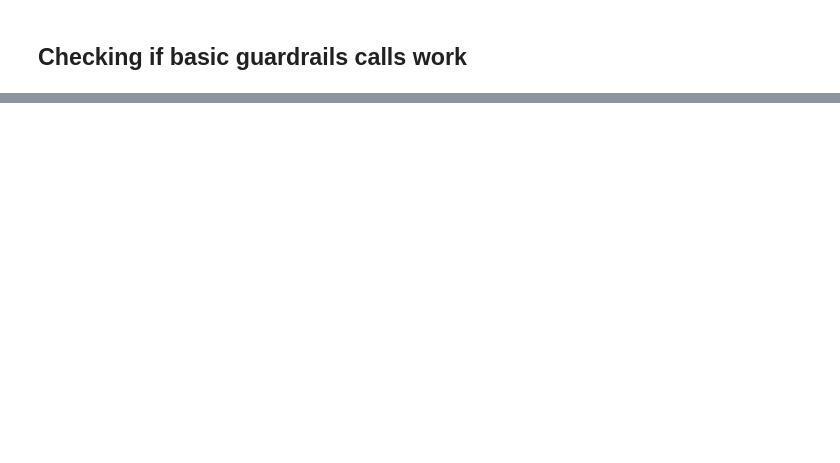
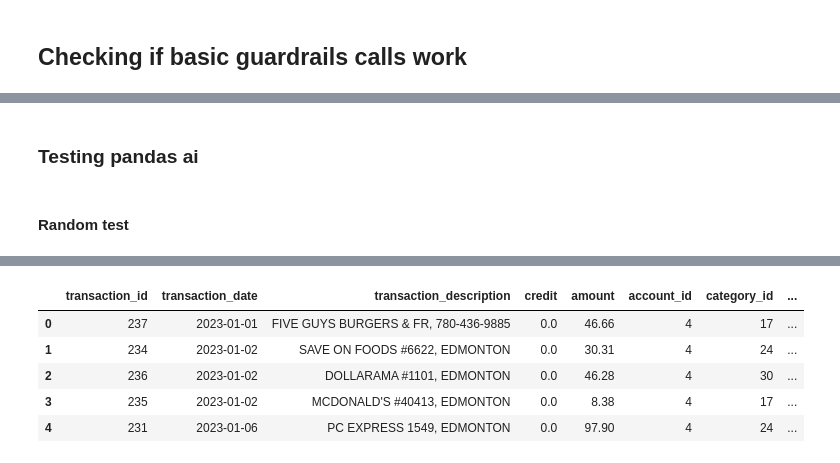
Before and after one commit to fmeiraf/LLM-budget-assistant, a Jupyter notebook: app/notebooks/guardrails_tests.ipynb, the cells around one changed output, grey strips where cells are left out. Saved outputs shown, nothing was run; the diff lists cells and outputs as text; code cells hidden in the pictures; blank space fills up the shorter version.

```diff
--- a/app/notebooks/guardrails_tests.ipynb
+++ b/app/notebooks/guardrails_tests.ipynb
@@ -72,0 +189,42 @@ rprint(guardrail_output)
+# %%
+df['transaction_date'] = pd.to_datetime(df['transaction_date'])
+groceries_df = df[(df['category'] == 'groceries') & (df['transaction_date'] >= pd.Timestamp.now() - pd.DateOffset(months=3))]
+total_spent = groceries_df['amount'].sum()
+total_spent
+# %% [markdown]
+### Testing pandas ai
+# %% [markdown]
+#### Random test
+# %%
+from pandasai import PandasAI
+
+
+database = Database(**db_config)
+
+test_user_id = 3
+
+def convert_transactions_to_dataframe(user_id: int):
+    transactions = database.get_all_transactions_by_user_id(user_id=user_id)
+    df = pd.DataFrame(
+        [
+            {
+                "transaction_id": transaction.transaction_id,
+                "transaction_date": transaction.transaction_date,
+                "transaction_description": transaction.transaction_description,
+                "credit": transaction.credit,
+                "amount": transaction.debit,
+                "account_id": transaction.account_id,
+                "category_id": transaction.category_id,
+                "user_id": transaction.user_id,
+                "category": category.category_name,
+            }
+            for transaction, category in transactions
+        ]
+    )
+
+    return df
+
+# converting transactions to a dataframe
+df = convert_transactions_to_dataframe(test_user_id)
+df.head()
+# %% [output]
@@ -72,0 +243,6 @@ rprint(guardrail_output)
+|  | transaction_id | transaction_date | transaction_description | credit | amount | account_id | category_id | ... |
+| 0 | 237 | 2023-01-01 | FIVE GUYS BURGERS & FR, 780-436-9885 | 0.0 | 46.66 | 4 | 17 | ... |
+| 1 | 234 | 2023-01-02 | SAVE ON FOODS #6622, EDMONTON | 0.0 | 30.31 | 4 | 24 | ... |
+| 2 | 236 | 2023-01-02 | DOLLARAMA #1101, EDMONTON | 0.0 | 46.28 | 4 | 30 | ... |
+| 3 | 235 | 2023-01-02 | MCDONALD'S #40413, EDMONTON | 0.0 | 8.38 | 4 | 17 | ... |
+| 4 | 231 | 2023-01-06 | PC EXPRESS 1549, EDMONTON | 0.0 | 97.90 | 4 | 24 | ... |
```
Also changed, not shown: parts of 18 cells of this notebook.
